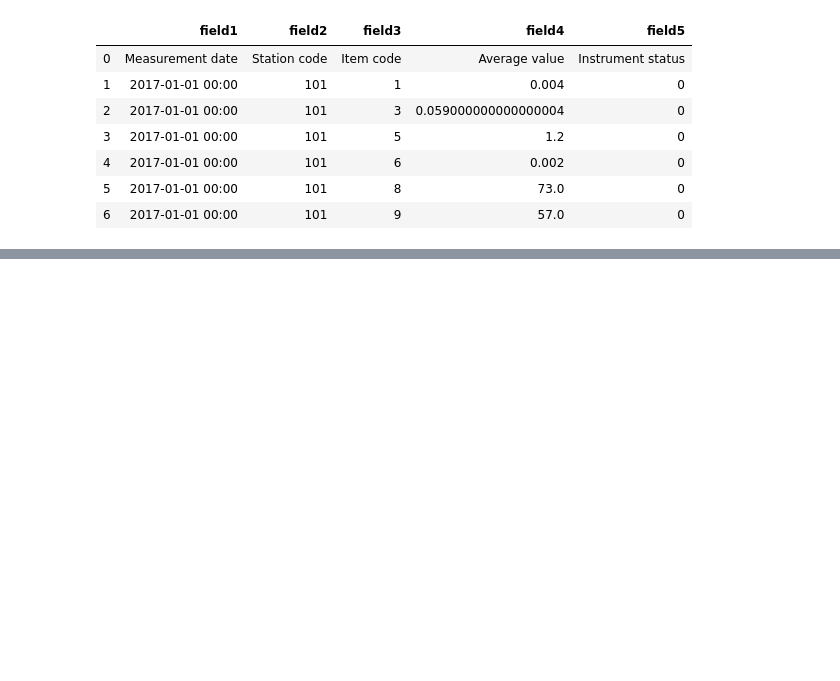
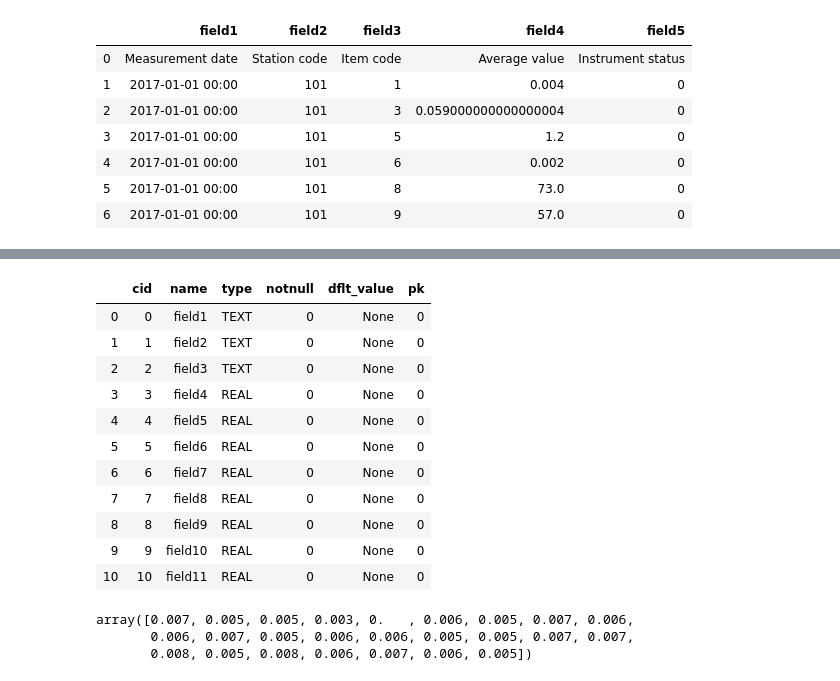
Before and after one commit to homayoun1990/air_quality, a Jupyter notebook: interpolation.ipynb, the cells around one changed output, grey strips where cells are left out. Cells and saved outputs as stored; diff of their text form; code cells hidden in the pictures; blank space fills up the shorter version.

```diff
--- a/interpolation.ipynb
+++ b/interpolation.ipynb
@@ -77,0 +110,20 @@ df.head()
+# %%
+
+type_of_columns = '''
+PRAGMA table_info(Measurement_summary);
+         '''
+d_type = pd.read_sql_query(type_of_columns, conn)
+d_type
+# %% [output]
+|  | cid | name | type | notnull | dflt_value | pk |
+| 0 | 0 | field1 | TEXT | 0 | None | 0 |
+| 1 | 1 | field2 | TEXT | 0 | None | 0 |
+| 2 | 2 | field3 | TEXT | 0 | None | 0 |
+| 3 | 3 | field4 | REAL | 0 | None | 0 |
+| 4 | 4 | field5 | REAL | 0 | None | 0 |
+| 5 | 5 | field6 | REAL | 0 | None | 0 |
+| 6 | 6 | field7 | REAL | 0 | None | 0 |
+| 7 | 7 | field8 | REAL | 0 | None | 0 |
+| 8 | 8 | field9 | REAL | 0 | None | 0 |
+| 9 | 9 | field10 | REAL | 0 | None | 0 |
+| 10 | 10 | field11 | REAL | 0 | None | 0 |
@@ -77,0 +142,6 @@ df.head()
+# %%
+SO2
+# %% [output]
+array([0.007, 0.005, 0.005, 0.003, 0.   , 0.006, 0.005, 0.007, 0.006,
+       0.006, 0.007, 0.005, 0.006, 0.006, 0.005, 0.005, 0.007, 0.007,
+       0.008, 0.005, 0.008, 0.006, 0.007, 0.006, 0.005])
```
Also changed, not shown: parts of 21 cells of this notebook, 20 other files.
